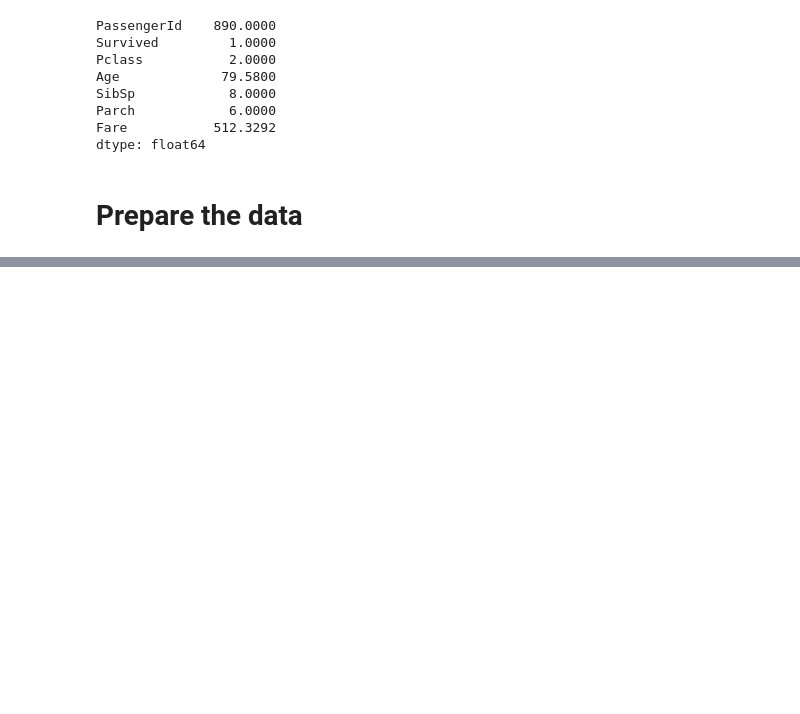
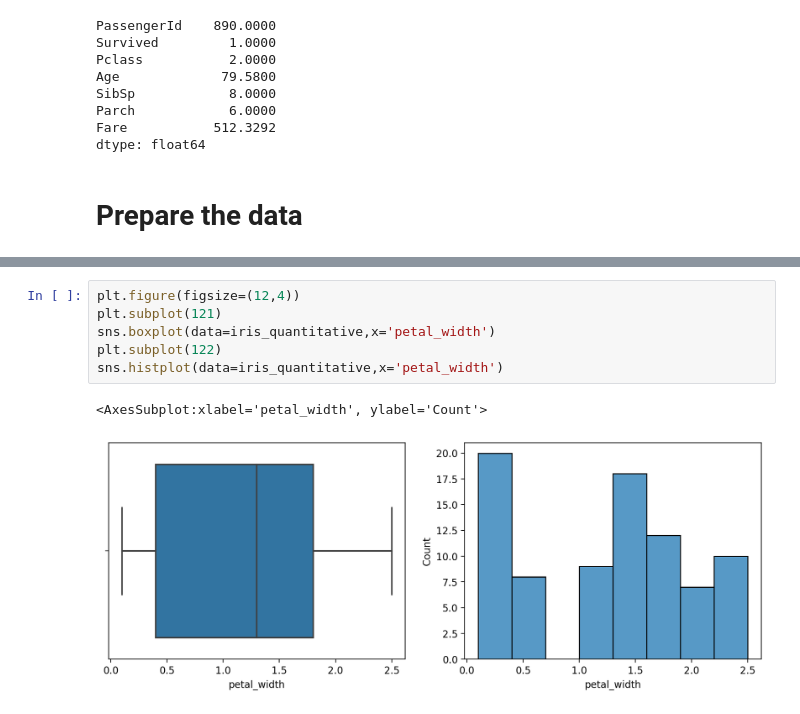
Before and after one commit to Is0metry/classification-exercises, a Jupyter notebook: classification_exercises.ipynb, the cells around one changed output, grey strips where cells are left out. Drawn from its saved outputs; the diff is of its cells as text; blank space fills up the shorter version.

```diff
--- a/classification_exercises.ipynb
+++ b/classification_exercises.ipynb
@@ -241,0 +231,9 @@ Continue in your `classification_exercises.ipynb` notebook. As always, add, comm
+# %%
+plt.figure(figsize=(12,4))
+plt.subplot(121)
+sns.boxplot(data=iris_quantitative,x='petal_width')
+plt.subplot(122)
+sns.histplot(data=iris_quantitative,x='petal_width')
+# %% [output]
+<AxesSubplot:xlabel='petal_width', ylabel='Count'>
+[figure, added]
```
Also changed, not shown: parts of 35 cells of this notebook, 1 other file.
